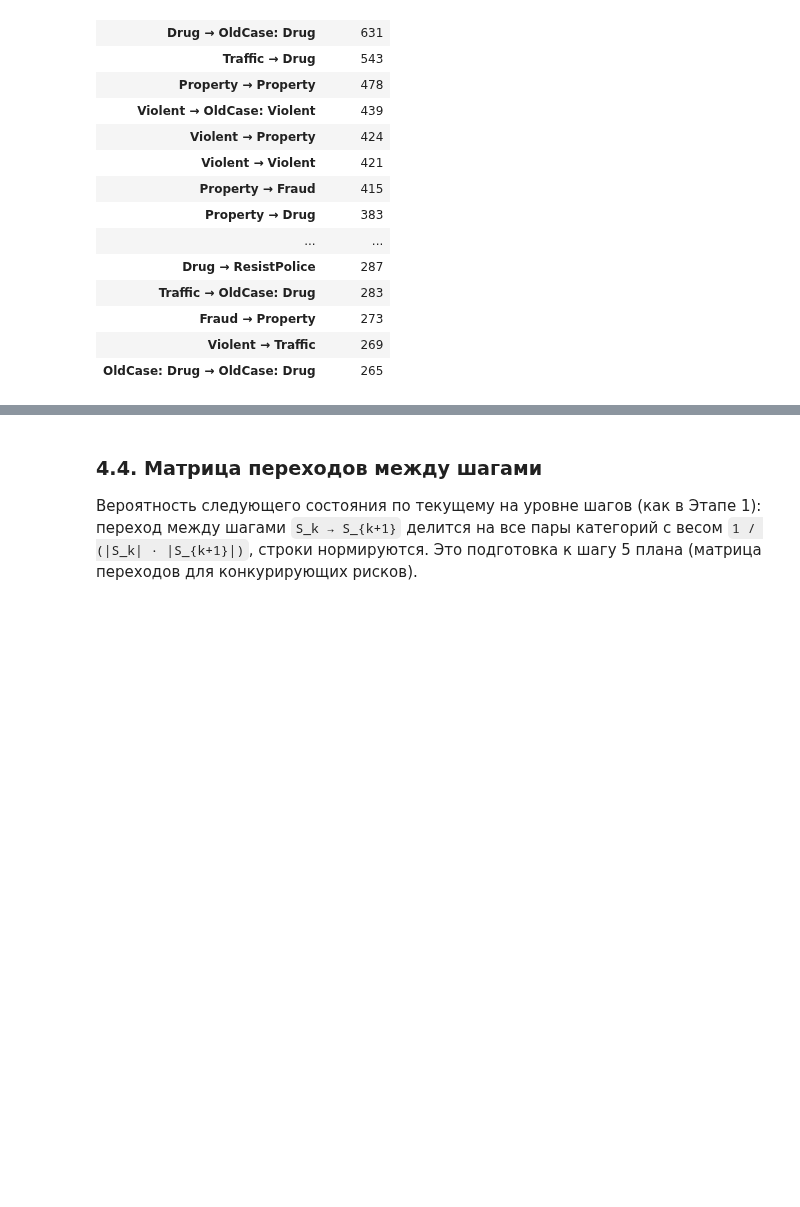
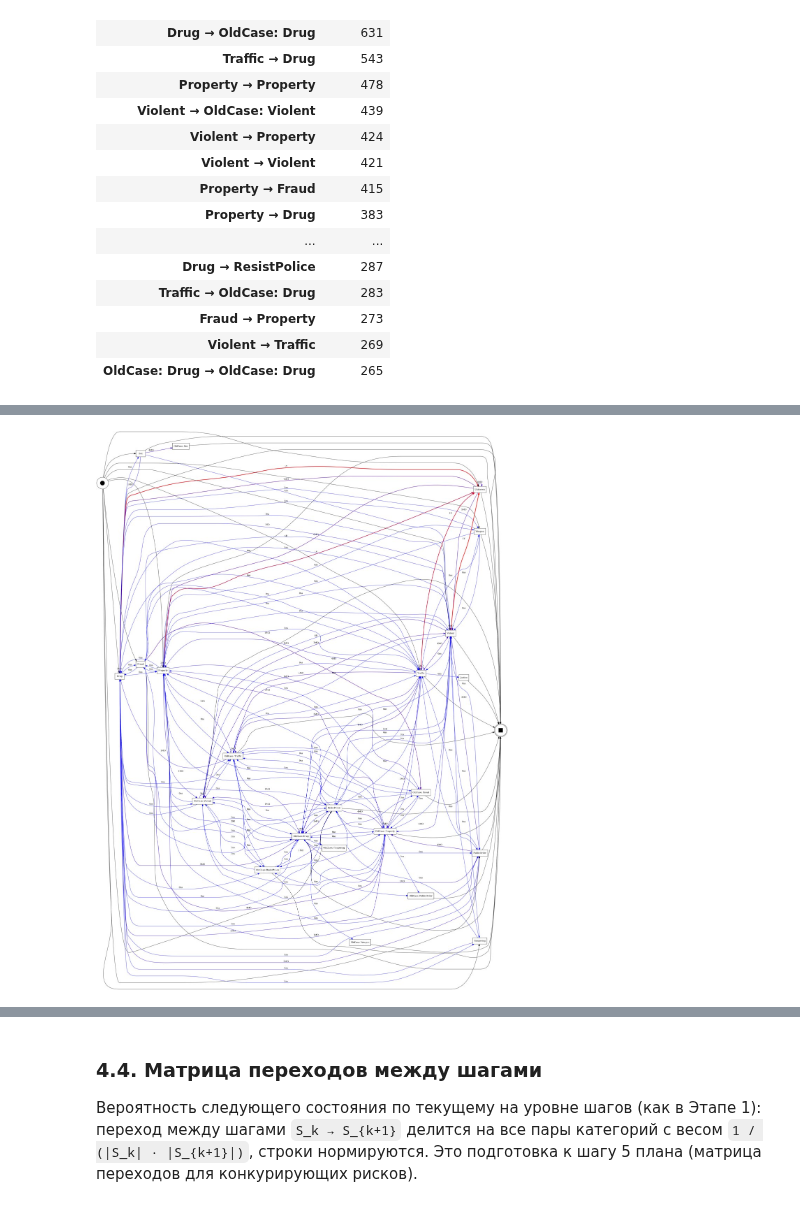
Before and after one commit to zharraya05/compas-process-mining, a Jupyter notebook: stage1/oldcase_x2/stage1_categories_x2.ipynb, the cells around one changed output, grey strips where cells are left out. Drawn from its saved outputs; the diff is of its cells as text; code cells hidden in the pictures; blank space fills up the shorter version.

Commit message:
stage1/oldcase_x2: время на дугах DFG = время на свободе (выход -> следующий вход)
Внутри заключения время 0. Добавлена таблица dfg_times_free_x2.csv.

```diff
--- a/stage1/oldcase_x2/stage1_categories_x2.ipynb
+++ b/stage1/oldcase_x2/stage1_categories_x2.ipynb
@@ -851,0 +826,20 @@ gap_tab.head(20)
+# %%
+# пары соседних событий в трассе человека (ровно те же, что дают дуги DFG)
+e = ev2.sort_values(["case:concept:name", "time:timestamp"]).reset_index(drop=True)
+nxt = e.groupby("case:concept:name").shift(-1)
+m = nxt["concept:name"].notna()
+pairs = pd.DataFrame({"from": e.loc[m, "concept:name"], "to": nxt.loc[m, "concept:name"],
+                      "between": (nxt.loc[m, "episode_id"] != e.loc[m, "episode_id"]).values})
+free = (nxt.loc[m, "in_custody"] - e.loc[m, "out_custody"]).dt.total_seconds().clip(lower=0)
+pairs["sec"] = np.where(pairs["between"], free, 0.0)                     # внутри заключения — 0
+pairs["start_to_start_days"] = (nxt.loc[m, "in_custody"] - e.loc[m, "in_custody"]).dt.days.values
+assert len(pairs) == sum(dfg.values())
+
+agg = pairs.groupby(["from", "to"])["sec"].agg(["mean", "median", "max", "min", "sum", "std"])
+perf = {k: {"mean": r["mean"], "median": r["median"], "max": r["max"], "min": r["min"],
+            "sum": r["sum"], "stdev": r["std"]} for k, r in agg.iterrows()}
+perf_f = {k: v for k, v in perf.items() if k in dfg_f}
+pm4py.save_vis_performance_dfg(perf_f, sa_f, ea_f, str(FIG / "dfg_performance_paths30.png"), aggregation_measure="median")
+show(FIG / "dfg_performance_paths30.png")
+# %% [output]
+[figure, added]
```
Also changed, not shown: parts of 10 cells of this notebook, 7 other files.
